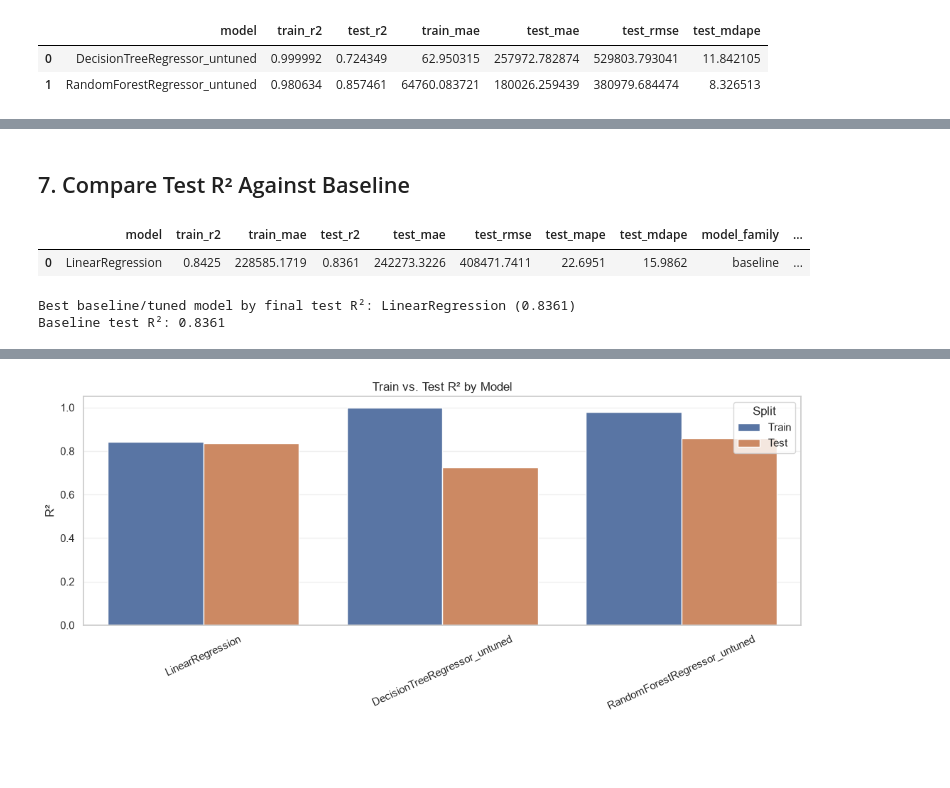
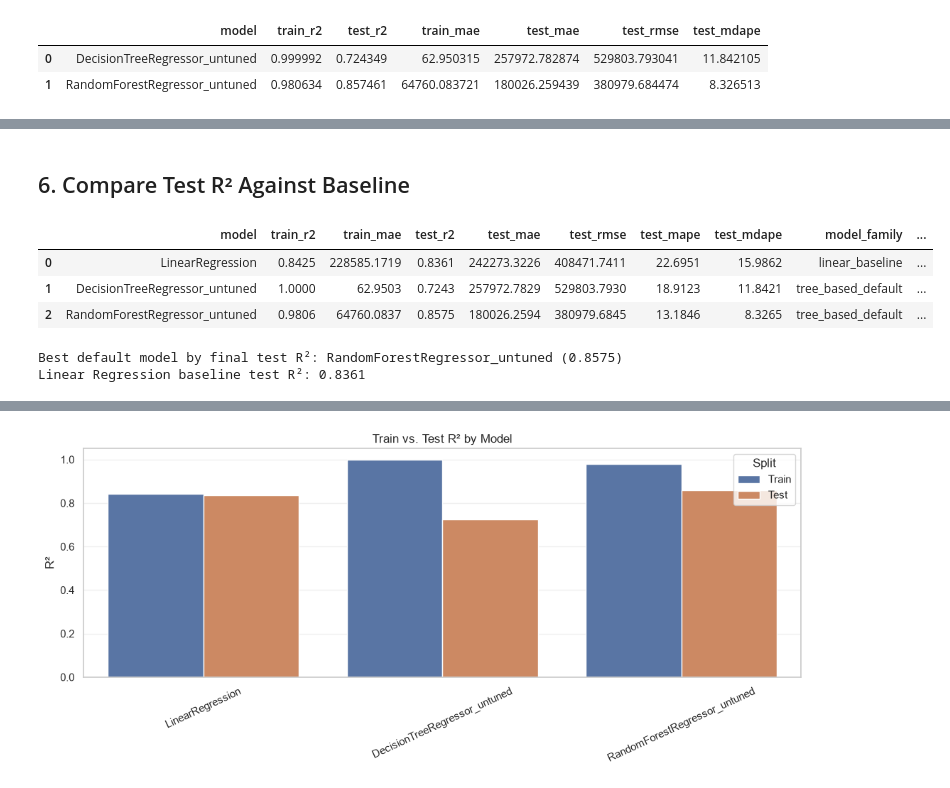
Before and after one commit to syp4137/idx-california-price-prediction, a Jupyter notebook: notebooks/04_model_comparison.ipynb, the cells around one changed output, grey strips where cells are left out. Drawn from its saved outputs; the diff is of its cells as text; code cells hidden in the pictures; blank space fills up the shorter version.

```diff
--- a/notebooks/04_model_comparison.ipynb
+++ b/notebooks/04_model_comparison.ipynb
@@ -288,21 +303,13 @@ def rolling_eval_path(eval_month):
     return SPLIT_DIR / f"rolling_eval_{eval_month}_cleaned.csv"
 
 
-# Rolling backtest uses a lightweight Random Forest configuration so the full
-# five-cutoff stability check remains practical in a notebook.
 rolling_model_specs = {
     "DecisionTreeRegressor_untuned": {
         "estimator": DecisionTreeRegressor(random_state=RANDOM_STATE),
         "scale_numeric": False,
     },
-    "RandomForestRegressor_rolling_light": {
+    "RandomForestRegressor_untuned": {
         "estimator": RandomForestRegressor(
-            n_estimators=30,
-            max_depth=24,
-            min_samples_leaf=3,
-            max_features="sqrt",
-            bootstrap=True,
-            max_samples=0.7,
             n_jobs=-1,
             random_state=RANDOM_STATE,
         ),
@@ -732,5 +519,5 @@ Hyperparameter tuning skipped. Set RUN_HYPERPARAMETER_TUNING = True to run this
 # %% [markdown]
-## 7. Compare Test R² Against Baseline
+## 6. Compare Test R² Against Baseline
 # %%
 baseline_compare_cols = [
     "model",
@@ -742,61 +529,44 @@ baseline_compare_cols = [
     "test_mape",
     "test_mdape",
 ]
 
-tree_compare_cols = baseline_compare_cols + ["search_type", "best_validation_r2", "best_params"]
 model_order = [
     "LinearRegression",
     "DecisionTreeRegressor_untuned",
     "RandomForestRegressor_untuned",
-    "DecisionTreeRegressor_tuned",
-    "RandomForestRegressor_tuned",
 ]
 
 comparison_parts = [
-    baseline_results[baseline_compare_cols].assign(
-        model_family="baseline",
-        search_type="not_tuned",
-        best_validation_r2=np.nan,
-        best_params=np.nan,
-    ),
-    model_results_df[baseline_compare_cols].assign(
-        model_family="tree_based_untuned",
-        search_type="sklearn_default",
-        best_validation_r2=np.nan,
-        best_params=np.nan,
-    ),
+    baseline_results[baseline_compare_cols].assign(model_family="linear_baseline"),
+    model_results_df[baseline_compare_cols].assign(model_family="tree_based_default"),
 ]
-
-if "tuned_model_results_df" in globals() and not tuned_model_results_df.empty:
-    comparison_parts.append(
-        tuned_model_results_df[tree_compare_cols].assign(model_family="tree_based_tuned")
-    )
 
 comparison_df = pd.concat(comparison_parts, ignore_index=True)
 
 baseline_test_r2 = baseline_results.loc[baseline_results["model"].eq("LinearRegression"), "test_r2"].iloc[0]
 baseline_test_mae = baseline_results.loc[baseline_results["model"].eq("LinearRegression"), "test_mae"].iloc[0]
 comparison_df["test_r2_delta_vs_baseline"] = comparison_df["test_r2"] - baseline_test_r2
 comparison_df["test_mae_delta_vs_baseline"] = comparison_df["test_mae"] - baseline_test_mae
 comparison_df["model"] = pd.Categorical(comparison_df["model"], categories=model_order, ordered=True)
 comparison_df = comparison_df.sort_values("model").reset_index(drop=True)
 comparison_df["model"] = comparison_df["model"].astype(str)
 model_order_present = [model for model in model_order if model in comparison_df["model"].tolist()]
-comparison_display_df = comparison_df[~comparison_df["model"].str.endswith("_untuned")].copy()
-comparison_display_order = [model for model in model_order if model in comparison_display_df["model"].tolist()]
+comparison_display_df = comparison_df.copy()
+comparison_display_order = model_order_present
 
 comparison_df.to_csv(OUTPUT_DIR / "model_comparison_summary.csv", index=False)
-comparison_display_df.to_csv(OUTPUT_DIR / "baseline_vs_tuned_model_comparison_summary.csv", index=False)
 display(comparison_display_df.round(4))
 
 best_model = comparison_display_df.loc[comparison_display_df["test_r2"].idxmax()]
-print(f"Best baseline/tuned model by final test R²: {best_model['model']} ({best_model['test_r2']:.4f})")
-print(f"Baseline test R²: {baseline_test_r2:.4f}")
+print(f"Best default model by final test R²: {best_model['model']} ({best_model['test_r2']:.4f})")
+print(f"Linear Regression baseline test R²: {baseline_test_r2:.4f}")
 # %% [output]
 |  | model | train_r2 | train_mae | test_r2 | test_mae | test_rmse | test_mape | test_mdape | model_family | ... |
-| 0 | LinearRegression | 0.8425 | 228585.1719 | 0.8361 | 242273.3226 | 408471.7411 | 22.6951 | 15.9862 | baseline | ... |
+| 0 | LinearRegression | 0.8425 | 228585.1719 | 0.8361 | 242273.3226 | 408471.7411 | 22.6951 | 15.9862 | linear_baseline | ... |
+| 1 | DecisionTreeRegressor_untuned | 1.0000 | 62.9503 | 0.7243 | 257972.7829 | 529803.7930 | 18.9123 | 11.8421 | tree_based_default | ... |
+| 2 | RandomForestRegressor_untuned | 0.9806 | 64760.0837 | 0.8575 | 180026.2594 | 380979.6845 | 13.1846 | 8.3265 | tree_based_default | ... |
-Best baseline/tuned model by final test R²: LinearRegression (0.8361)
-Baseline test R²: 0.8361
+Best default model by final test R²: RandomForestRegressor_untuned (0.8575)
+Linear Regression baseline test R²: 0.8361
 # %%
 fig, axes = plt.subplots(1, 2, figsize=(14, 5))
 
```
Also changed, not shown: parts of 41 cells of this notebook.
